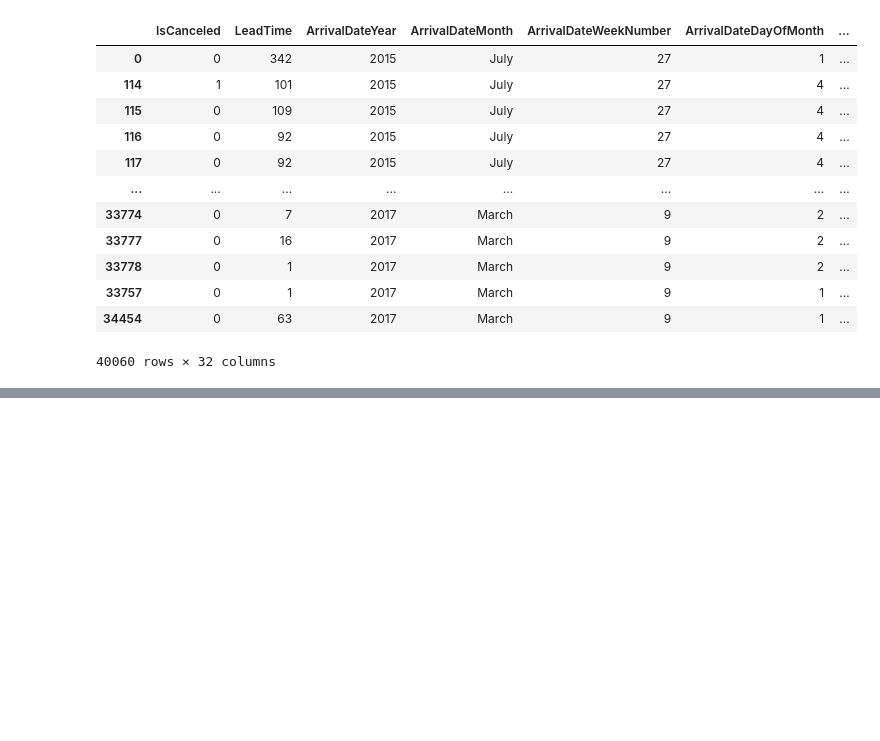
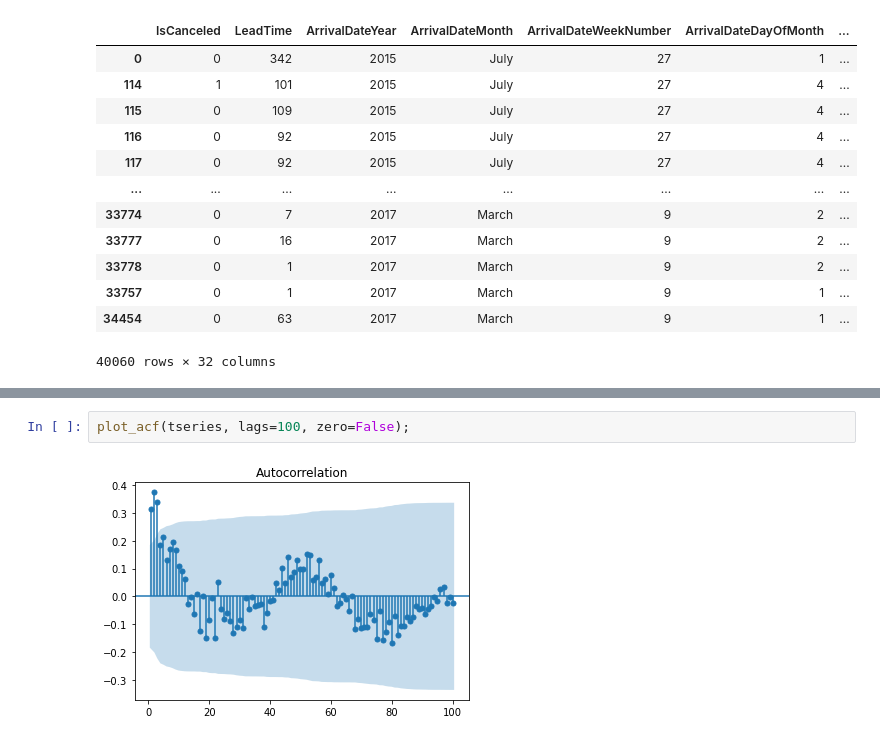
Before and after one commit to sanayei/tseries, a Jupyter notebook: arima.ipynb, the cells around one changed output, grey strips where cells are left out. Cells and saved outputs as stored; diff of their text form; blank space fills up the shorter version.

```diff
--- a/arima.ipynb
+++ b/arima.ipynb
@@ -122,0 +219,4 @@ cancelled_per_week.plot()
+# %%
+plot_acf(tseries, lags=100, zero=False);
+# %% [output]
+[figure, added]
```
Also changed, not shown: parts of 16 cells of this notebook.
